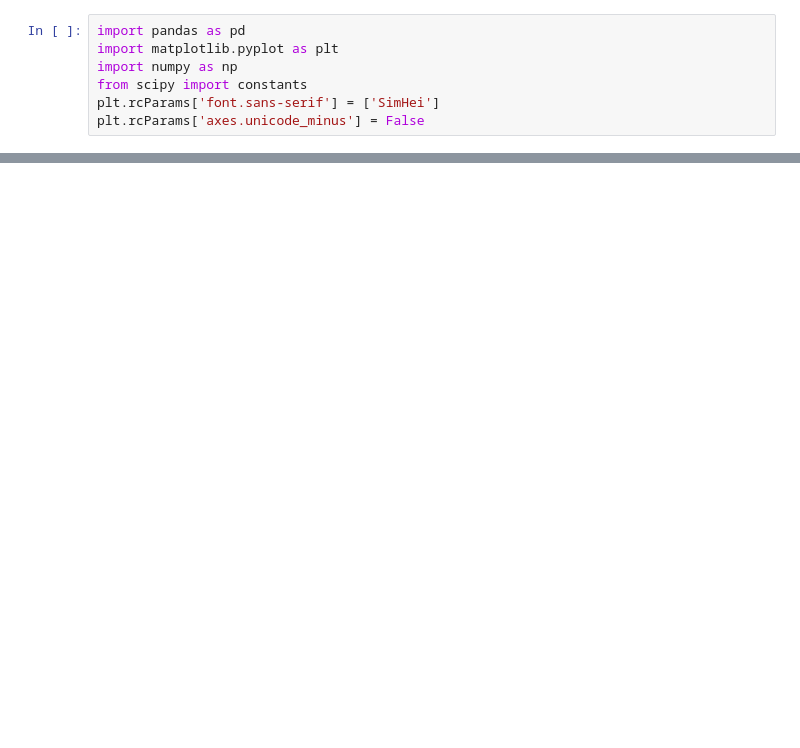
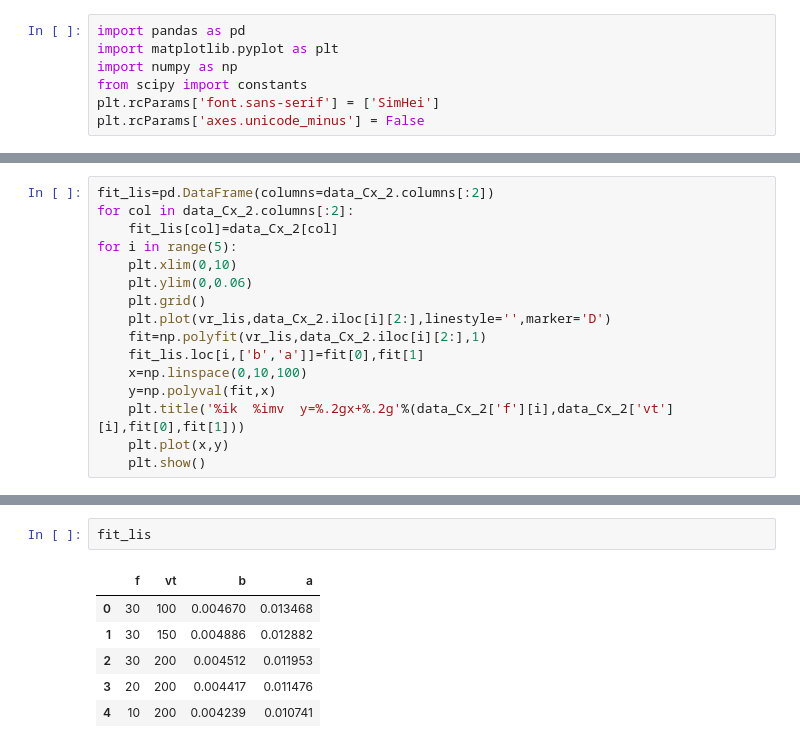
Before and after one commit to tsaihsiaoyi/Jupyter, a Jupyter notebook: Experimental_data/p-n结锁相检测/test.ipynb, the cells around one changed output, grey strips where cells are left out. Cells and saved outputs as stored; diff of their text form; blank space fills up the shorter version.

```diff
--- a/Experimental_data/p-n结锁相检测/test.ipynb
+++ b/Experimental_data/p-n结锁相检测/test.ipynb
@@ -17,0 +66,16 @@ data
+# %%
+fit_lis=pd.DataFrame(columns=data_Cx_2.columns[:2])
+for col in data_Cx_2.columns[:2]:
+    fit_lis[col]=data_Cx_2[col]
+for i in range(5):
+    plt.xlim(0,10)
+    plt.ylim(0,0.06)
+    plt.grid()
+    plt.plot(vr_lis,data_Cx_2.iloc[i][2:],linestyle='',marker='D')
+    fit=np.polyfit(vr_lis,data_Cx_2.iloc[i][2:],1)
+    fit_lis.loc[i,['b','a']]=fit[0],fit[1]
+    x=np.linspace(0,10,100)
+    y=np.polyval(fit,x)
+    plt.title('%ik  %imv  y=%.2gx+%.2g'%(data_Cx_2['f'][i],data_Cx_2['vt'][i],fit[0],fit[1]))
+    plt.plot(x,y)
+    plt.show()
@@ -17,0 +88,9 @@ data
+# %%
+fit_lis
+# %% [output]
+|  | f | vt | b | a |
+| 0 | 30 | 100 | 0.004670 | 0.013468 |
+| 1 | 30 | 150 | 0.004886 | 0.012882 |
+| 2 | 30 | 200 | 0.004512 | 0.011953 |
+| 3 | 20 | 200 | 0.004417 | 0.011476 |
+| 4 | 10 | 200 | 0.004239 | 0.010741 |
```
Also changed, not shown: parts of 9 cells of this notebook, 6 other files.
